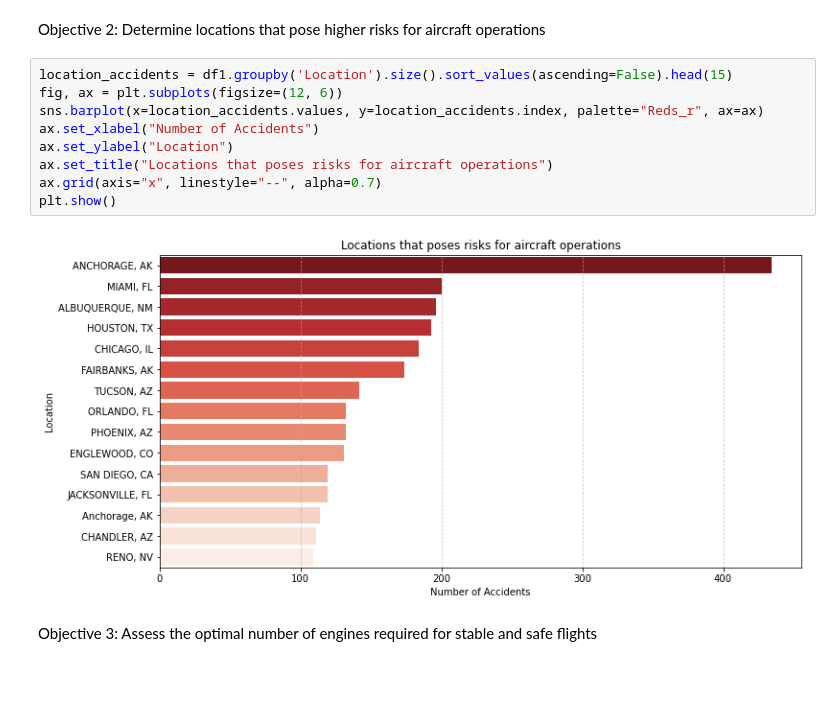
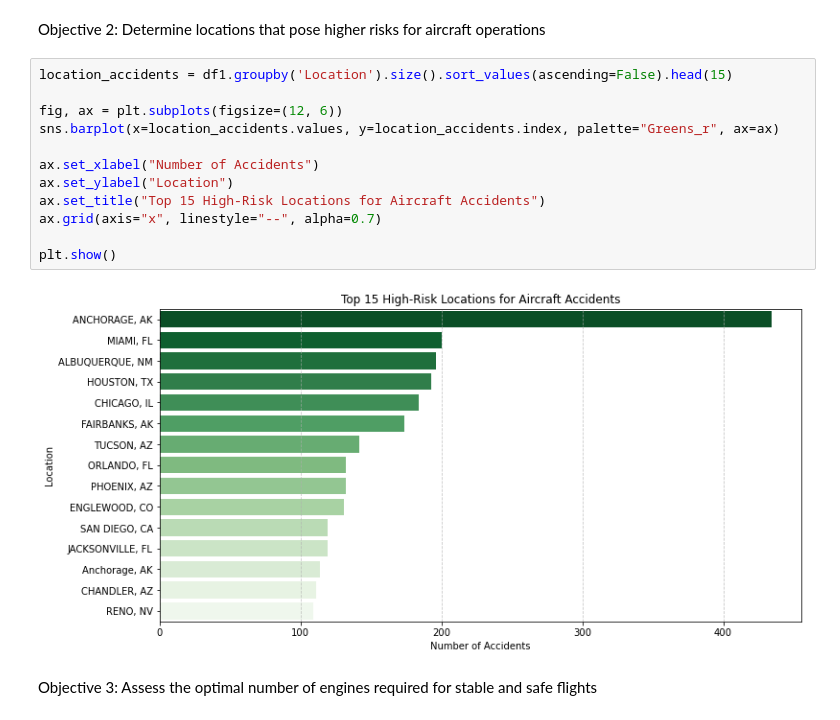
Before and after one commit to hanifa331/Data-Visualization, a Jupyter notebook: index.ipynb, the cells around one changed output. Drawn from its saved outputs; the diff is of its cells as text; blank space fills up the shorter version.

```diff
--- a/index.ipynb
+++ b/index.ipynb
@@ -620,15 +620,18 @@ plt.show()
 Objective 2: Determine locations that pose higher risks for aircraft operations
 # %%
 location_accidents = df1.groupby('Location').size().sort_values(ascending=False).head(15)
+
 fig, ax = plt.subplots(figsize=(12, 6))
-sns.barplot(x=location_accidents.values, y=location_accidents.index, palette="Reds_r", ax=ax)
+sns.barplot(x=location_accidents.values, y=location_accidents.index, palette="Greens_r", ax=ax)
+
 ax.set_xlabel("Number of Accidents")
 ax.set_ylabel("Location")
-ax.set_title("Locations that poses risks for aircraft operations")
+ax.set_title("Top 15 High-Risk Locations for Aircraft Accidents")
 ax.grid(axis="x", linestyle="--", alpha=0.7)
+
 plt.show()
 # %% [output]
-[figure, old version]
+[figure, new version]
 # %% [markdown]
 Objective 3:  Assess the optimal number of engines required for stable and safe flights
 # %%
```
Also changed, not shown: 1 other file.
